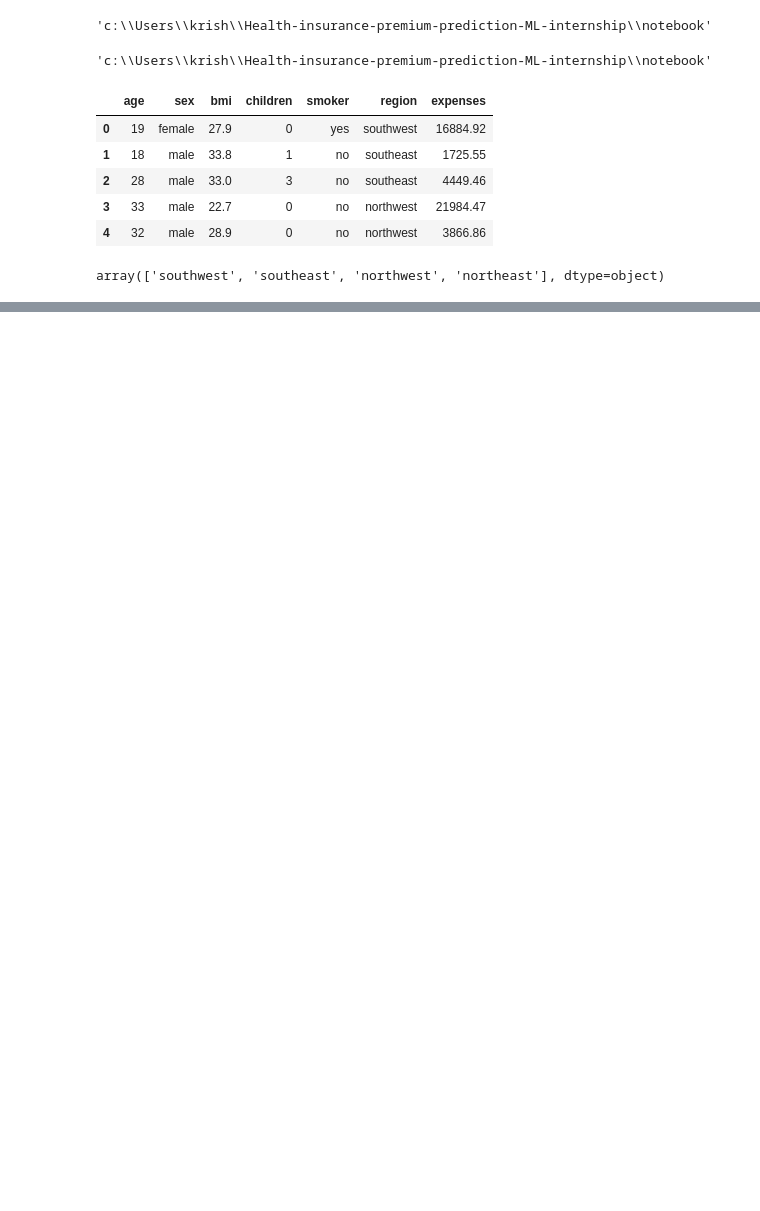
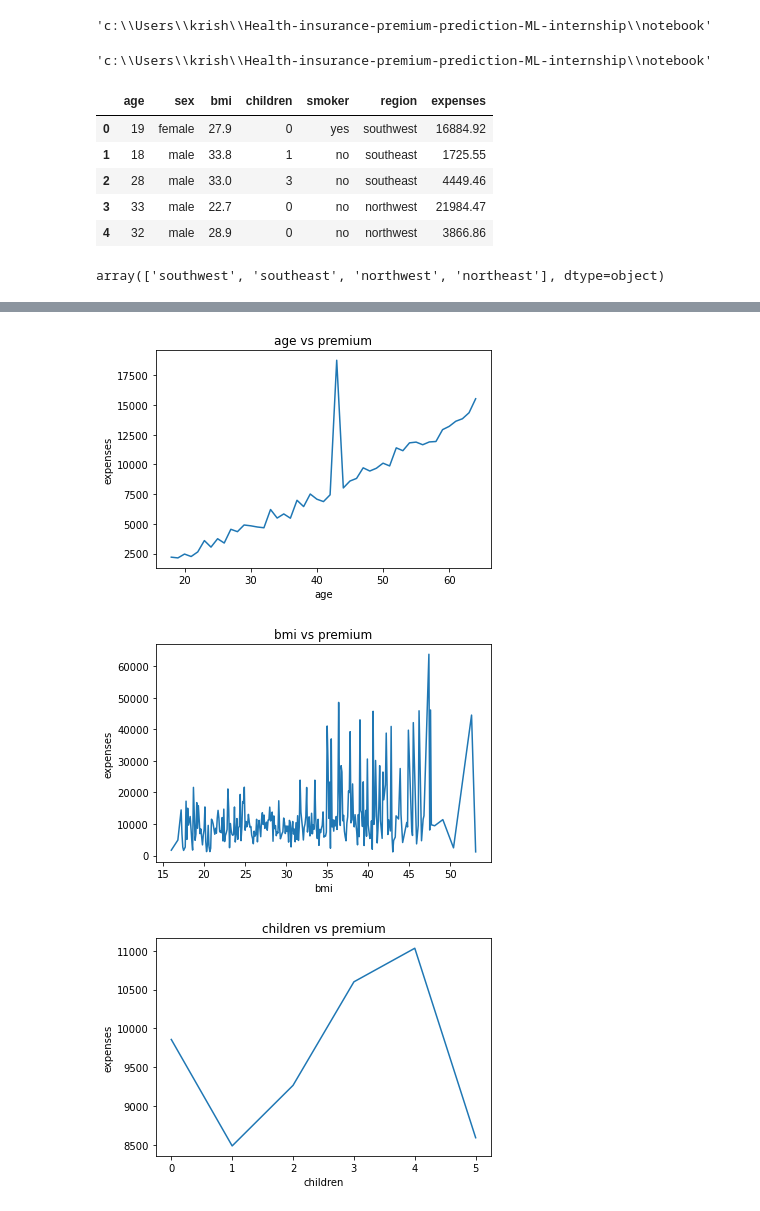
Before and after one commit to krishnan5307/Health-insurance-premium-prediction-ML-internship, a Jupyter notebook: notebook/EDA.ipynb, the cells around one changed output, grey strips where cells are left out. Cells and saved outputs as stored; diff of their text form; code cells hidden in the pictures; blank space fills up the shorter version.

```diff
--- a/notebook/EDA.ipynb
+++ b/notebook/EDA.ipynb
@@ -27,0 +48,2 @@ array(['southwest', 'southeast', 'northwest', 'northeast'], dtype=object)
+# %%
+numerical_features=[feature for feature in df.columns if df[feature].dtypes!='O']
@@ -27,0 +60,12 @@ array(['southwest', 'southeast', 'northwest', 'northeast'], dtype=object)
+# %%
+data= df.copy()
+for feature in numerical_features[0:3]:
+    data.groupby(feature)['expenses'].median().plot().bar
+    plt.xlabel(feature)
+    plt.ylabel('expenses')
+    plt.title(f'{feature} vs premium')
+    plt.show()
+# %% [output]
+[figure, added]
+[figure, added]
+[figure, added]
```
Also changed, not shown: parts of 10 cells of this notebook, 28 other files.
